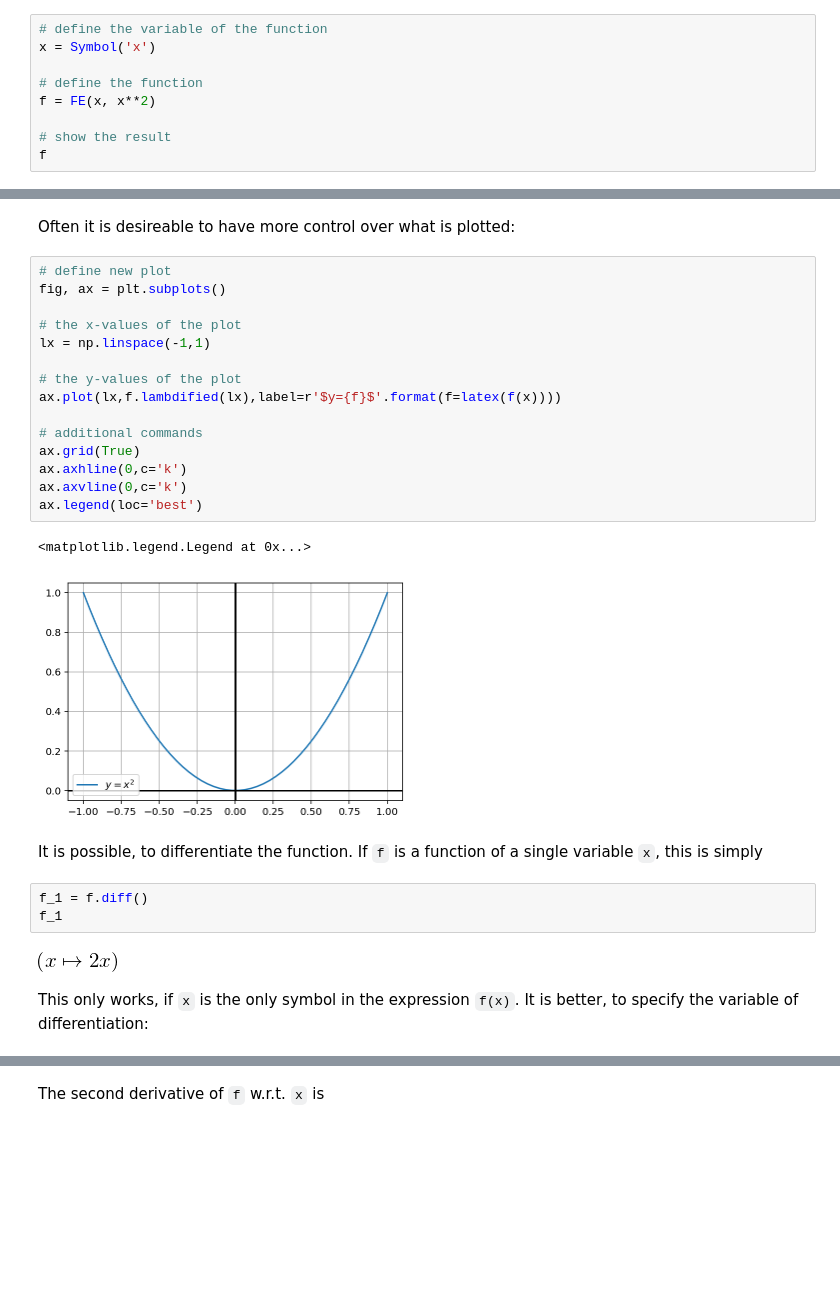
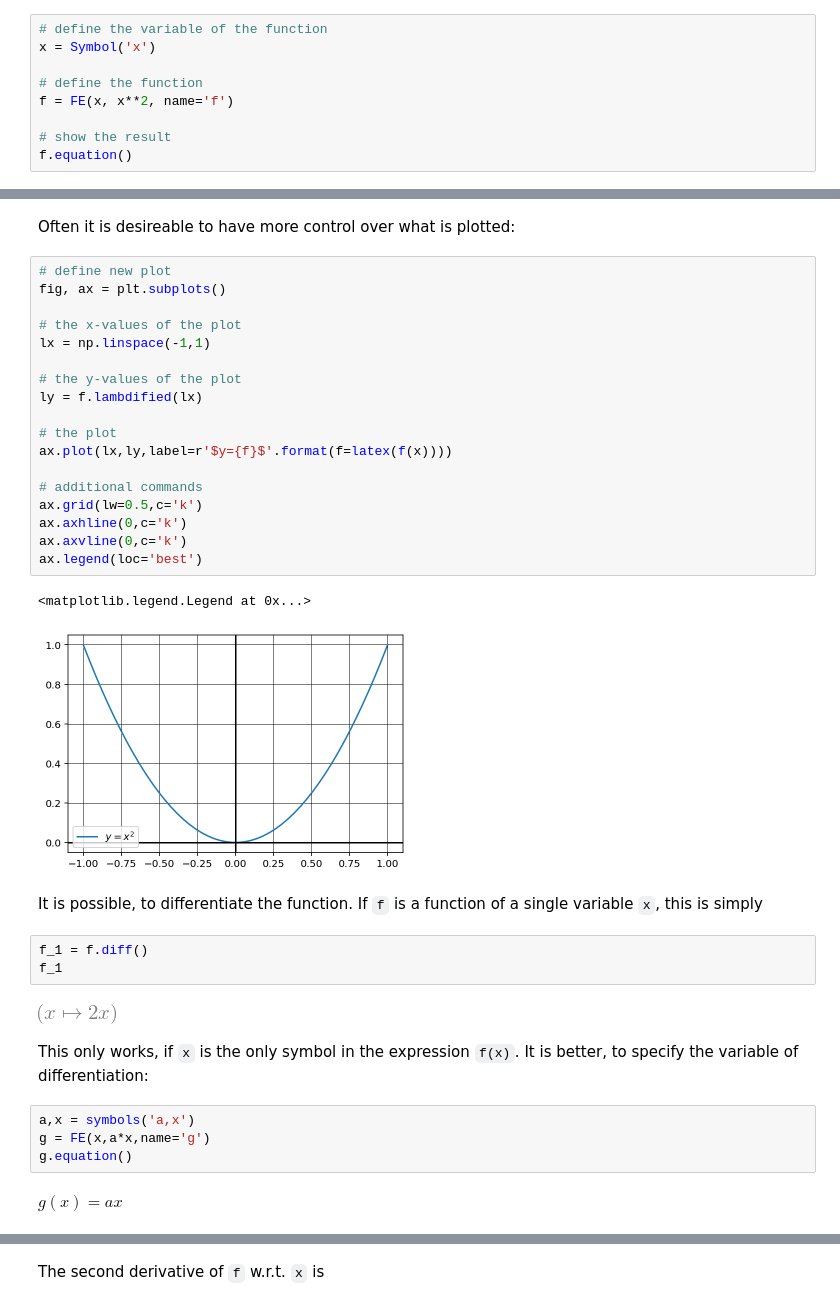
Before and after one commit to wolfgang-302/fun-expr, a Jupyter notebook: docs/01-basic_use.ipynb, the cells around one changed output, grey strips where cells are left out. Saved outputs shown, nothing was run; the diff lists cells and outputs as text; blank space fills up the shorter version.

```diff
--- a/docs/01-basic_use.ipynb
+++ b/docs/01-basic_use.ipynb
@@ -31,8 +31,8 @@ definition of a function ($x^2$) is the expression.
 x = Symbol('x')
 
 # define the function
-f = FE(x, x**2)
+f = FE(x, x**2, name='f')
 
 # show the result
-f
+f.equation()
 # %% [output]
@@ -90,27 +90,36 @@ Often it is desireable to have more control over what is plotted:
 # %%
 # define new plot
 fig, ax = plt.subplots()
 
 # the x-values of the plot
 lx = np.linspace(-1,1)
 
 # the y-values of the plot
-ax.plot(lx,f.lambdified(lx),label=r'$y={f}$'.format(f=latex(f(x))))
+ly = f.lambdified(lx)
+
+# the plot
+ax.plot(lx,ly,label=r'$y={f}$'.format(f=latex(f(x))))
 
 # additional commands
-ax.grid(True)
+ax.grid(lw=0.5,c='k')
 ax.axhline(0,c='k')
 ax.axvline(0,c='k')
 ax.legend(loc='best')
 # %% [output]
 <matplotlib.legend.Legend at 0x...>
-[figure, old version]
+[figure, new version]
 # %% [markdown]
 It is possible, to differentiate the function. If `f` is a function of a single variable `x`, this is simply
 # %%
 f_1 = f.diff()
 f_1
 # %% [output]
-[figure, old version]
+[figure, new version]
 # %% [markdown]
 This only works, if `x` is the only symbol in the expression `f(x)`. It is better, to specify the variable of differentiation:
+# %%
+a,x = symbols('a,x')
+g = FE(x,a*x,name='g')
+g.equation()
+# %% [output]
+$\displaystyle g\left(x\right) = a x$
```
Also changed, not shown: parts of 33 cells of this notebook, 5 other files.
